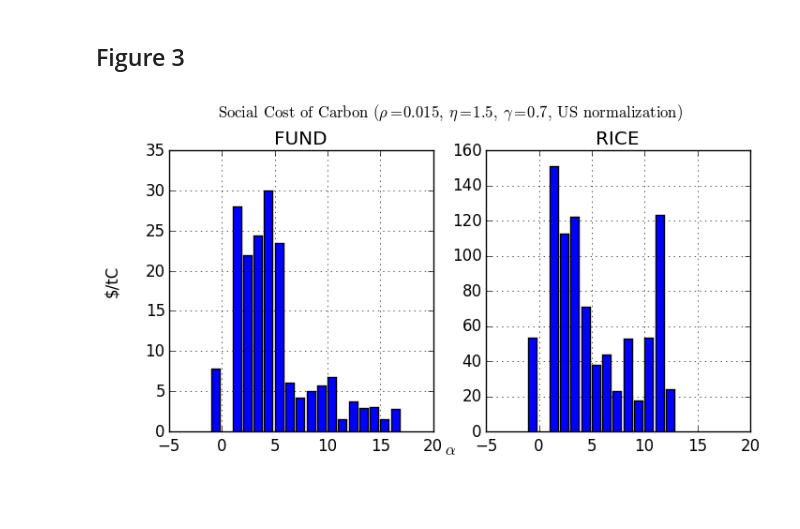
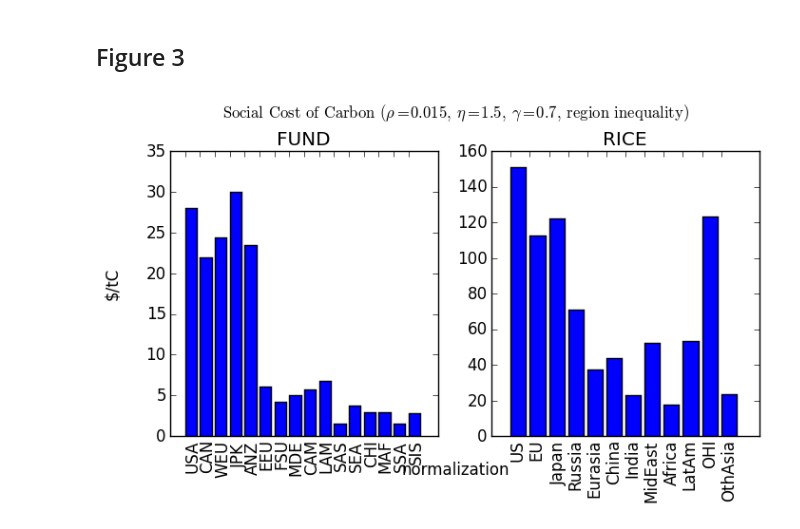
Before and after one commit to davidanthoff/paper-2019-sccinequality, a Jupyter notebook: Paper.ipynb, the cells around one changed output. Saved outputs shown, nothing was run; the diff lists cells and outputs as text; code cells hidden in the pictures; blank space fills up the shorter version.

```diff
--- a/Paper.ipynb
+++ b/Paper.ipynb
@@ -15,3 +15,6 @@ getmarginaldamages (generic function with 1 method)
+# %%
+rice_regions = ["US", "EU", "Japan", "Russia", "Eurasia", "China", "India", "MidEast", "Africa", "LatAm", "OHI", "OthAsia"]
+fund_regions = ["USA", "CAN", "WEU", "JPK", "ANZ", "EEU", "FSU", "MDE", "CAM", "LAM", "SAS", "SEA", "CHI", "MAF", "SSA", "SIS"];
 # %% [markdown]
 Allocate some Dicts that hold the output per model. Key is model name
 # %%
@@ -301,31 +304,31 @@ nothing
 # %% [markdown]
 ## Figure 3
 # %%
-df_temp = @where(df, (:rho .== 0.015) & (:gamma .== 0.7) & (:eta .== 1.5) & (:sigmazero .== true) & (:alpha .== 0.) )
+df_temp = @where(df, (:rho .== 0.015) & (:gamma .== 0.7) & (:eta .== 1.5) & (:sigmazero .== true) & (:alpha .== 0.) & (:focusregion .!= -1) )
 
 df_figure3_panelA_line1 = @where(df_temp, (:model .== "FUND") )
 
 df_figure3_panelB_line1 = @where(df_temp, (:model .== "RICE") )
 nothing
 # %%
-f, axs = subplots(1,2, sharex= true, sharey=false, figsize=(8,4))
+f, axs = subplots(1,2, sharex= false, sharey=false, figsize=(8,4))
 
 axs[1][:bar](df_figure3_panelA_line1[:focusregion], df_figure3_panelA_line1[:scc])
+axs[1][:set_xticks](df_figure3_panelA_line1[:focusregion])
+axs[1][:set_xticklabels](fund_regions, rotation="vertical", ha="left")
 axs[1][:set_title]("FUND")
-#axs[1][:set_ylim]([0., 35])
-axs[1][:grid]()
 
 axs[2][:bar](df_figure3_panelB_line1[:focusregion], df_figure3_panelB_line1[:scc])
+axs[2][:set_xticks](df_figure3_panelB_line1[:focusregion])
+axs[2][:set_xticklabels](rice_regions, rotation="vertical", ha="left")
 axs[2][:set_title]("RICE")
-#axs[2][:set_ylim]([0., 165])
-axs[2][:grid]()
 
+f[:text](0.5, 0.0, "normalization", ha="center")
 f[:text](0.04, 0.5, "\$/tC", va="center", rotation="vertical")
-f[:text](0.5, 0.04, L"$\alpha$", ha="center")
-f[:suptitle](L"\mathrm{Social\/Cost\/of\/Carbon\/(}\rho=0.015,\/\eta=1.5,\/\gamma=0.7,\/\mathrm{US\/normalization)}")
+f[:suptitle](L"\mathrm{Social\/Cost\/of\/Carbon\/(}\rho=0.015,\/\eta=1.5,\/\gamma=0.7,\/\mathrm{region\/inequality)}")
 
 f[:subplots_adjust](top=0.85)
 
 nothing
 # %% [output]
-[figure, old version]
+[figure, new version]
```
Also changed, not shown: parts of 5 cells of this notebook.
